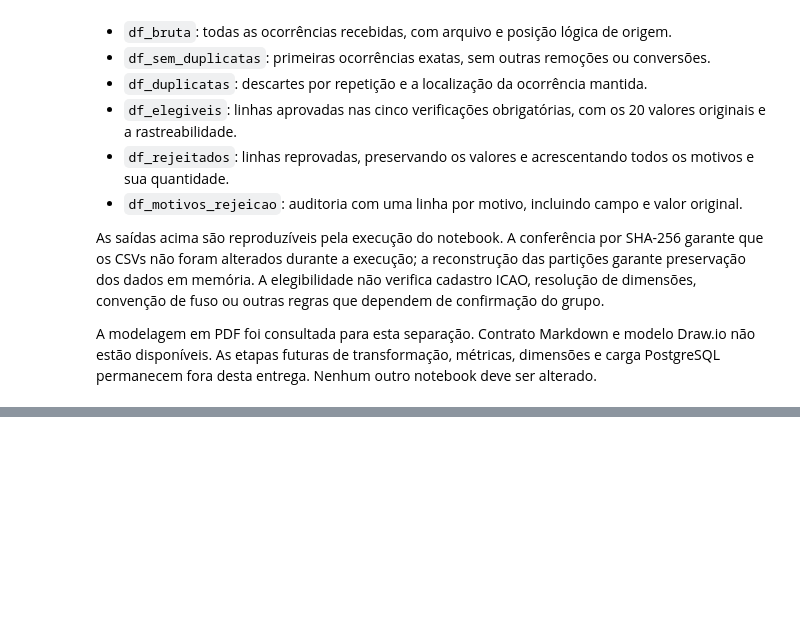
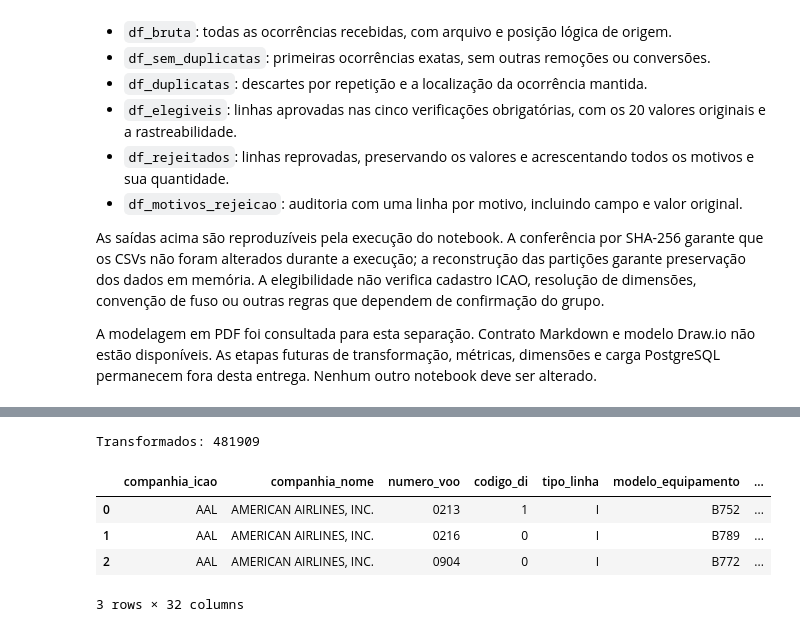
Before and after one commit to LeonardoBarrosCavalcantiNeto/Projeto-de-integracao-BD, a Jupyter notebook: notebooks/etl/etl_2020.ipynb, the cells around one changed output, grey strips where cells are left out. Saved outputs shown, nothing was run; the diff lists cells and outputs as text; code cells hidden in the pictures; blank space fills up the shorter version.

```diff
--- a/notebooks/etl/etl_2020.ipynb
+++ b/notebooks/etl/etl_2020.ipynb
@@ -558,0 +697,24 @@ A modelagem em PDF foi consultada para esta separação. Contrato Markdown e mod
+# %%
+def calcular_metricas_voos(base_convertida):
+    """Acrescenta métricas sem remover linhas ou preencher horários ausentes."""
+    resultado = base_convertida.copy()
+    for evento in ["partida", "chegada"]:
+        diferenca = (
+            resultado[f"{evento}_real"] - resultado[f"{evento}_prevista"]
+        ).dt.total_seconds().div(60).astype("Float64")
+        resultado[f"diferenca_{evento}_min"] = diferenca
+        resultado[f"atraso_{evento}_min"] = diferenca.clip(lower=0)
+        resultado[f"{evento}_atipica_flag"] = diferenca.abs().gt(1440).fillna(False).astype(bool)
+    return resultado
+
+
+df_transformados = calcular_metricas_voos(df_convertidos)
+display(df_transformados.head(3))
+print("Transformados:", len(df_transformados))
+# %% [output]
+Transformados: 481909
+|  | companhia_icao | companhia_nome | numero_voo | codigo_di | tipo_linha | modelo_equipamento | ... |
+| 0 | AAL | AMERICAN AIRLINES, INC. | 0213 | 1 | I | B752 | ... |
+| 1 | AAL | AMERICAN AIRLINES, INC. | 0216 | 0 | I | B789 | ... |
+| 2 | AAL | AMERICAN AIRLINES, INC. | 0904 | 0 | I | B772 | ... |
+3 rows × 32 columns
```
Also changed, not shown: parts of 11 cells of this notebook.
